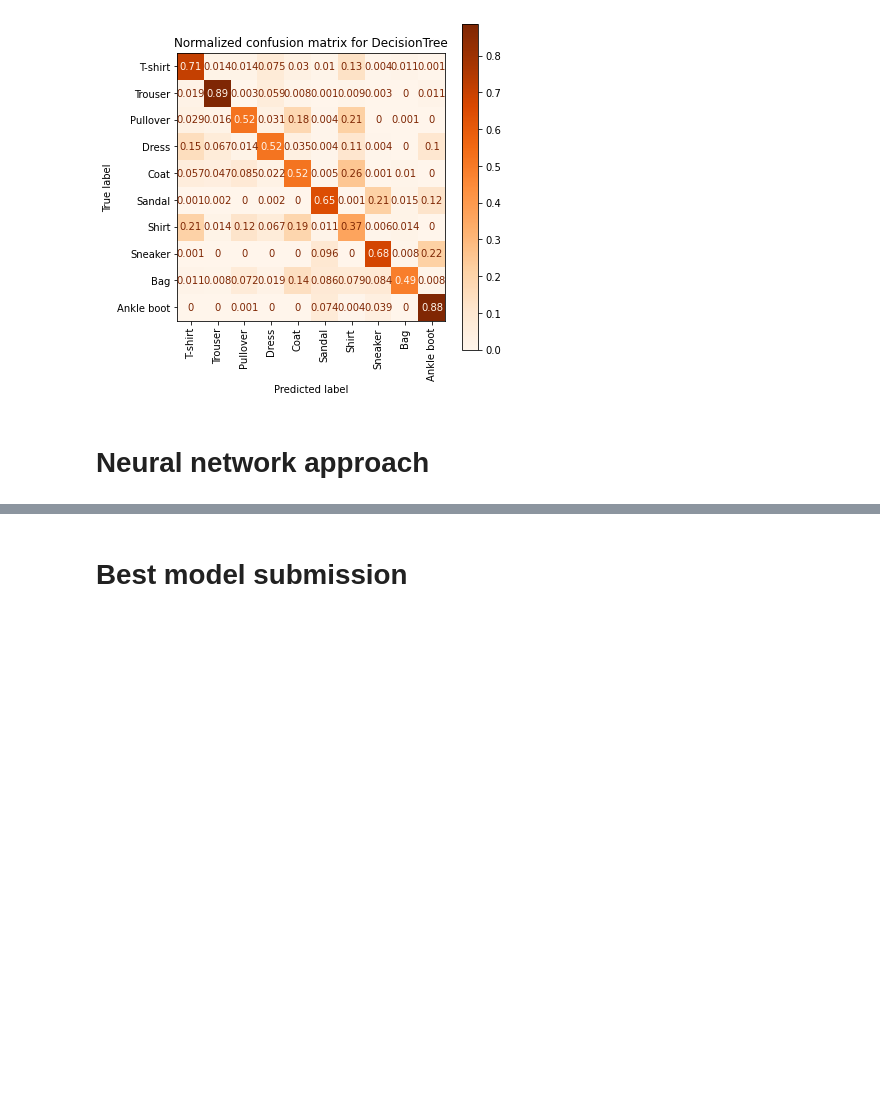
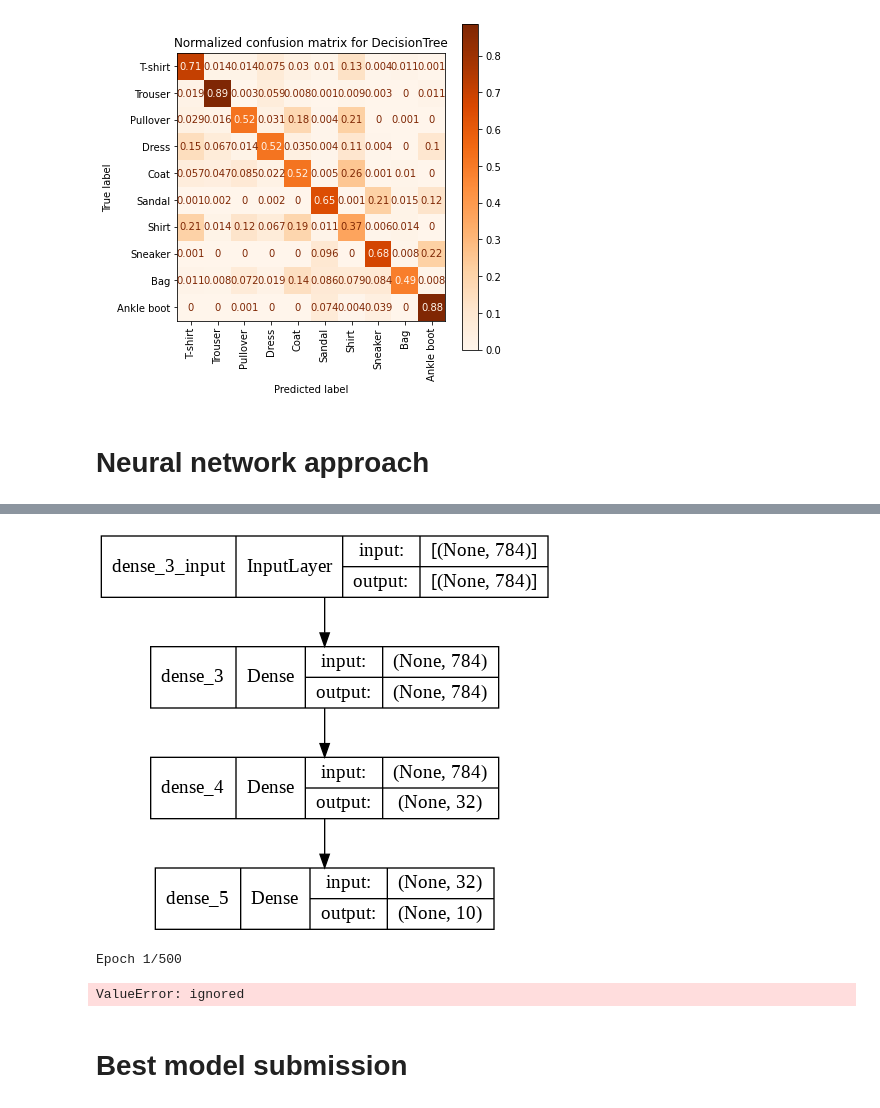
Before and after one commit to PashaIanko/ClothesClassifier, a Jupyter notebook: main.ipynb, the cells around one changed output, grey strips where cells are left out. Drawn from its saved outputs; the diff is of its cells as text; code cells hidden in the pictures; blank space fills up the shorter version.

```diff
--- a/main.ipynb
+++ b/main.ipynb
@@ -550,0 +561,20 @@ for model_name, model in cv_results.items():
+# %%
+np.random.seed(DataProperties.seed)
+set_random_seed(DataProperties.seed)
+
+input_dimension = X_train.shape[1]
+
+model = Sequential()
+model.add(Dense(input_dim = input_dimension, units = input_dimension, activation = 'relu'))
+model.add(Dense(units = 32, activation = 'relu'))
+model.add(Dense(units = DataProperties.num_classes, activation = 'softmax'))
+
+model.compile(
+    loss = 'sparse_categorical_crossentropy',
+    optimizer = 'adam',
+    metrics = 'accuracy'
+)
+# %%
+plot_model(model, show_shapes = True)
+# %% [output]
+[figure, added]
@@ -551,2 +593,15 @@ for model_name, model in cv_results.items():
+# %%
+history = model.fit(
+    X_train,
+    Y_train_nn,
+    epochs = 500,
+    batch_size = 16,
+    verbose = 1,
+    validation_split = 0.2,
+    callbacks = [stopper]
+)
+# %% [output]
+Epoch 1/500
+ValueError: ignored
 # %% [markdown]
 # Best model submission
```
Also changed, not shown: parts of 5 cells of this notebook.
